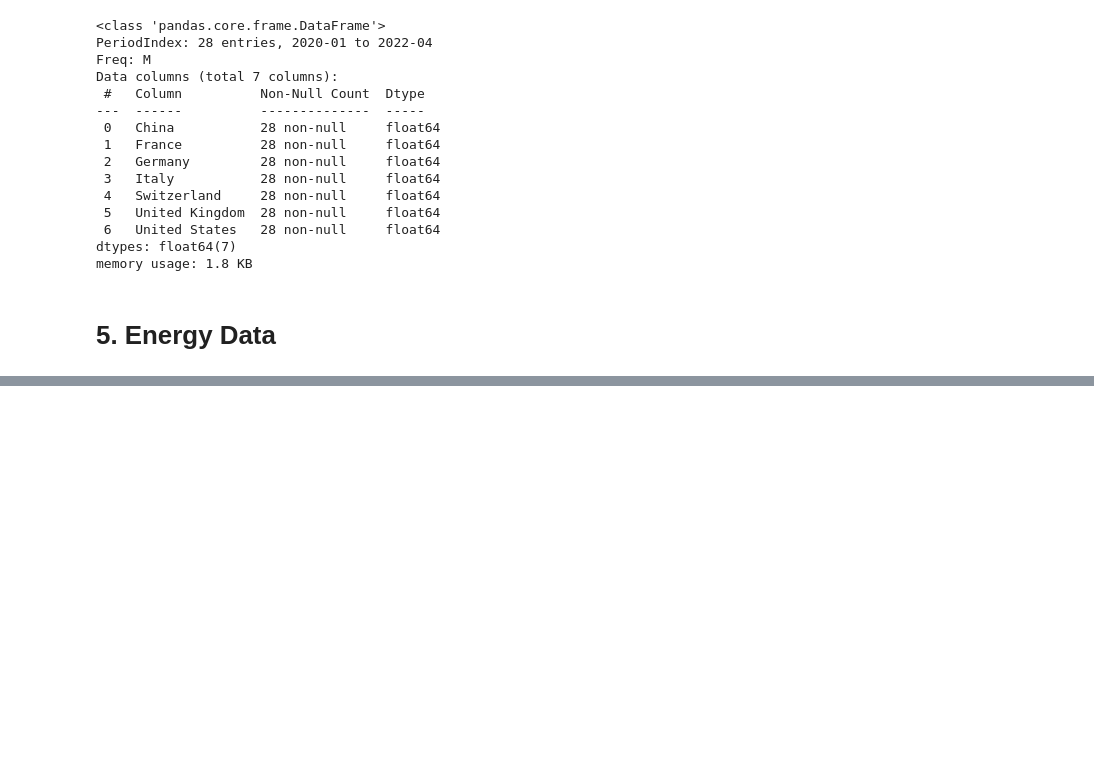
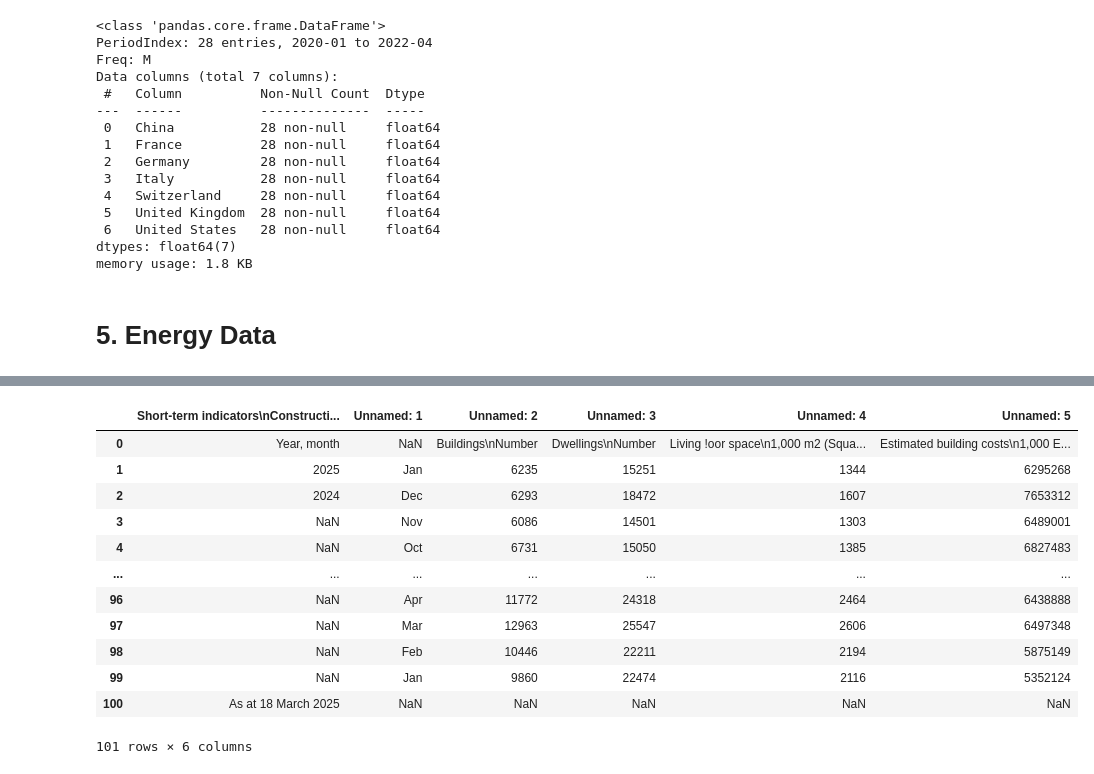
Before and after one commit to MGN19/Siemens-forecast, a Jupyter notebook: Transform External Data.ipynb, the cells around one changed output, grey strips where cells are left out. Saved outputs shown, nothing was run; the diff lists cells and outputs as text; code cells hidden in the pictures; blank space fills up the shorter version.

```diff
--- a/Transform External Data.ipynb
+++ b/Transform External Data.ipynb
@@ -295,0 +298,18 @@ energy = energy[pd.to_datetime(energy['date']) <= '2022-04-30']
+# %%
+building = pd.read_excel('extra data/Statistisches%20Bundesamt%20-%20German%20Federal%20Statistical%20Office.xlsx')
+# %%
+building
+# %% [output]
+|  | Short-term indicators\nConstructi... | Unnamed: 1 | Unnamed: 2 | Unnamed: 3 | Unnamed: 4 | Unnamed: 5 |
+| 0 | Year, month | NaN | Buildings\nNumber | Dwellings\nNumber | Living !oor space\n1,000 m2 (Squa... | Estimated building costs\n1,000 E... |
+| 1 | 2025 | Jan | 6235 | 15251 | 1344 | 6295268 |
+| 2 | 2024 | Dec | 6293 | 18472 | 1607 | 7653312 |
+| 3 | NaN | Nov | 6086 | 14501 | 1303 | 6489001 |
+| 4 | NaN | Oct | 6731 | 15050 | 1385 | 6827483 |
+| ... | ... | ... | ... | ... | ... | ... |
+| 96 | NaN | Apr | 11772 | 24318 | 2464 | 6438888 |
+| 97 | NaN | Mar | 12963 | 25547 | 2606 | 6497348 |
+| 98 | NaN | Feb | 10446 | 22211 | 2194 | 5875149 |
+| 99 | NaN | Jan | 9860 | 22474 | 2116 | 5352124 |
+| 100 | As at 18 March 2025 | NaN | NaN | NaN | NaN | NaN |
+101 rows × 6 columns
```
Also changed, not shown: parts of 9 cells of this notebook, 1 other file.
